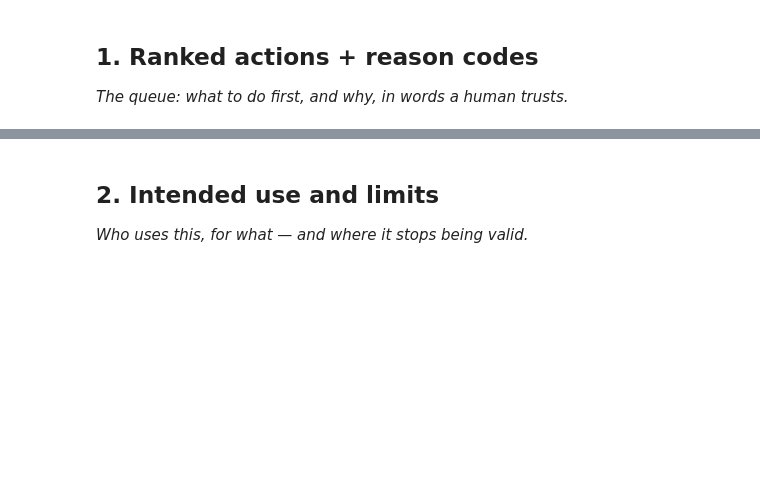
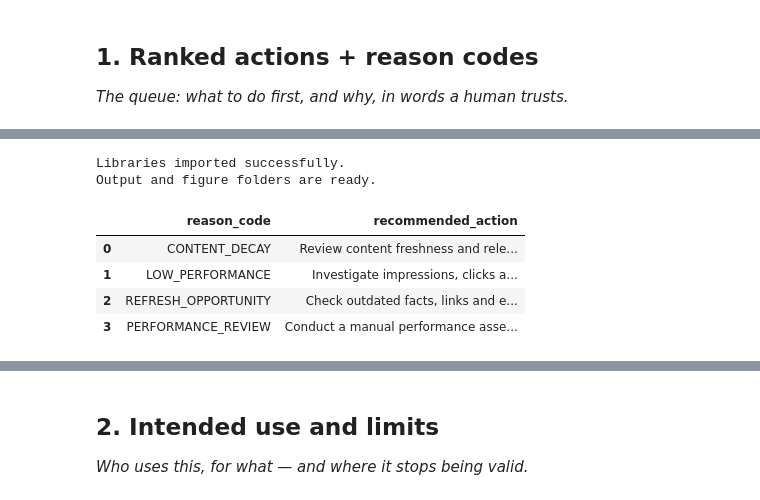
Before and after one commit to TEJAS7356/flyrank-ml-internship, a Jupyter notebook: work/notebooks/w07_action_playbook.ipynb, the cells around one changed output, grey strips where cells are left out. Drawn from its saved outputs; the diff is of its cells as text; code cells hidden in the pictures; blank space fills up the shorter version.

```diff
--- a/work/notebooks/w07_action_playbook.ipynb
+++ b/work/notebooks/w07_action_playbook.ipynb
@@ -13,3 +24,42 @@ This skeleton is yours to fill. Work the sections **in order** — each one has
 # %%
 # This cell is for CODE (numbers, a query, a check).
 # Write your text answer in the cell ABOVE this one — typing sentences here breaks Run All.
+import os
+import pandas as pd
+import numpy as np
+import matplotlib.pyplot as plt
+
+# Create required folders
+os.makedirs("work/outputs", exist_ok=True)
+os.makedirs("work/figures", exist_ok=True)
+
+print("Libraries imported successfully.")
+print("Output and figure folders are ready.")
+# %% [output]
+Libraries imported successfully.
+Output and figure folders are ready.
+# %%
+reason_codes = {
+    "CONTENT_DECAY": "Review content freshness and relevance",
+    "LOW_PERFORMANCE": "Investigate impressions, clicks and search position",
+    "REFRESH_OPPORTUNITY": "Check outdated facts, links and examples",
+    "PERFORMANCE_REVIEW": "Conduct a manual performance assessment"
+}
+
+reason_df = pd.DataFrame(
+    [
+        {
+            "reason_code": code,
+            "recommended_action": action
+        }
+        for code, action in reason_codes.items()
+    ]
+)
+
+display(reason_df)
+# %% [output]
+|  | reason_code | recommended_action |
+| 0 | CONTENT_DECAY | Review content freshness and rele... |
+| 1 | LOW_PERFORMANCE | Investigate impressions, clicks a... |
+| 2 | REFRESH_OPPORTUNITY | Check outdated facts, links and e... |
+| 3 | PERFORMANCE_REVIEW | Conduct a manual performance asse... |
```
Also changed, not shown: parts of 14 cells of this notebook.
